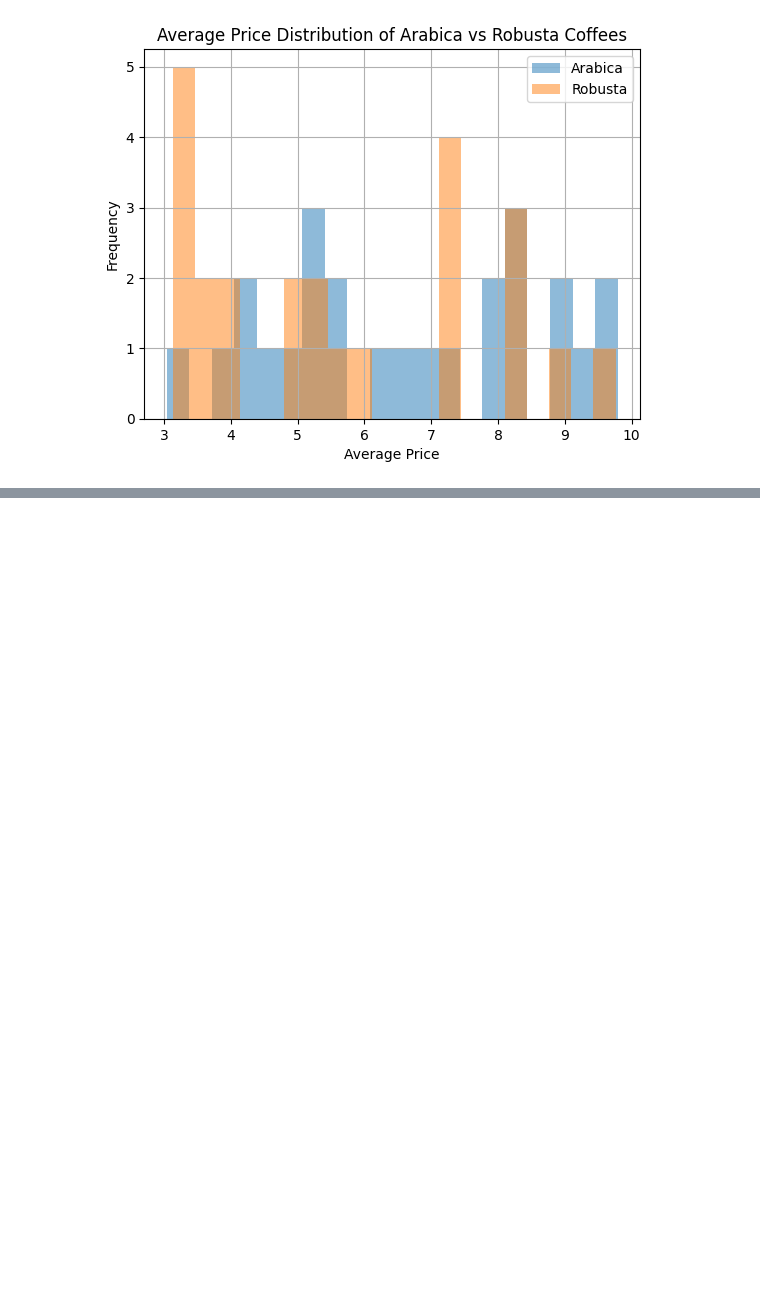
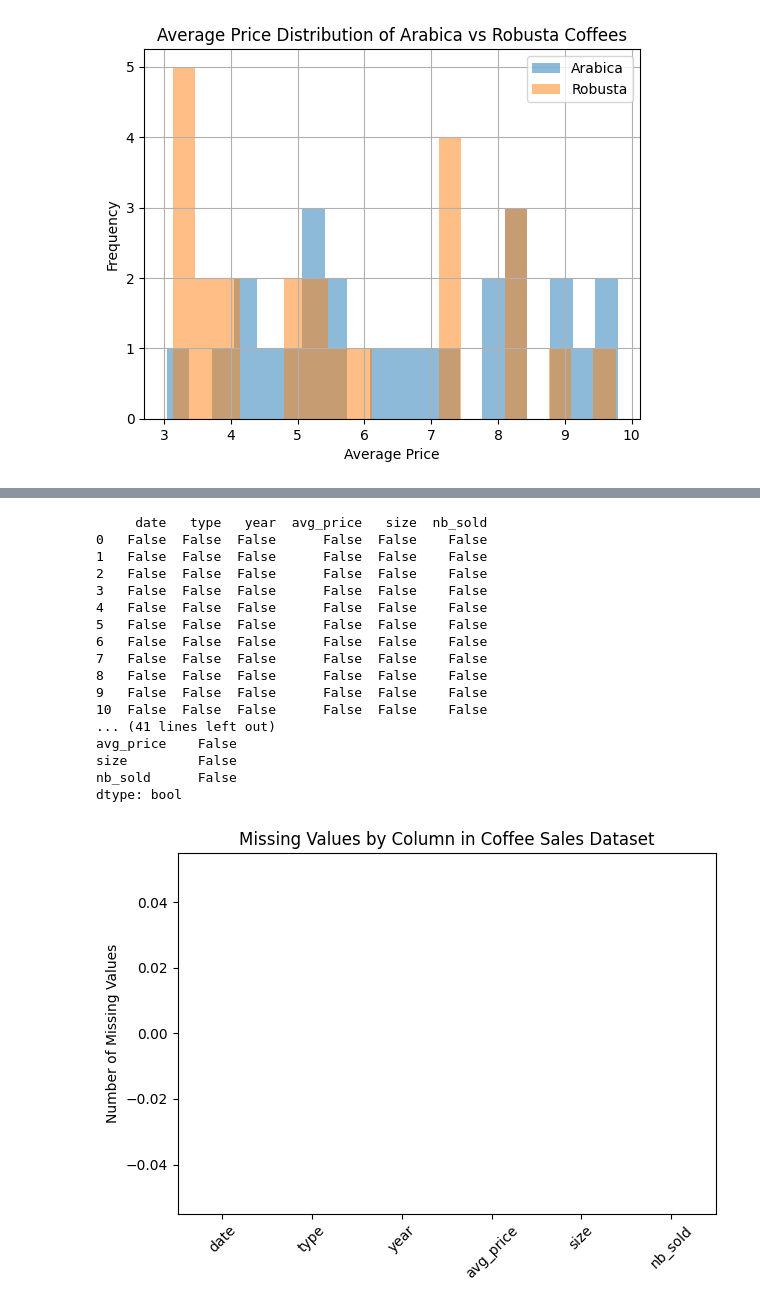
Before and after one commit to kar137/datascience-python, a Jupyter notebook: notebooks/Data-manipulation-with-Pandas/creating-visualizing-dataframes.ipynb, the cells around one changed output, grey strips where cells are left out. Drawn from its saved outputs; the diff is of its cells as text; code cells hidden in the pictures; blank space fills up the shorter version.

Commit message:
Add: Implement to deal with missing values in dataframes

```diff
--- a/notebooks/Data-manipulation-with-Pandas/creating-visualizing-dataframes.ipynb
+++ b/notebooks/Data-manipulation-with-Pandas/creating-visualizing-dataframes.ipynb
@@ -94,0 +103,35 @@ plt.show()
+# %%
+# Check individual values for missing values
+print(coffee_sales.isna())
+
+# Check each column for missing values
+print(coffee_sales.isna().any())
+
+# Bar plot of missing values by variable
+coffee_sales.isna().sum().plot(kind="bar")
+
+# Show plot
+plt.title("Missing Values by Column in Coffee Sales Dataset")
+plt.ylabel("Number of Missing Values")
+plt.xticks(rotation=45)
+plt.tight_layout()
+plt.show()
+# %% [output]
+     date   type   year  avg_price   size  nb_sold
+0   False  False  False      False  False    False
+1   False  False  False      False  False    False
+2   False  False  False      False  False    False
+3   False  False  False      False  False    False
+4   False  False  False      False  False    False
+5   False  False  False      False  False    False
+6   False  False  False      False  False    False
+7   False  False  False      False  False    False
+8   False  False  False      False  False    False
+9   False  False  False      False  False    False
+10  False  False  False      False  False    False
+... (41 lines left out)
+avg_price    False
+size         False
+nb_sold      False
+dtype: bool
+[figure, added]
```
Also changed, not shown: parts of 5 cells of this notebook.
